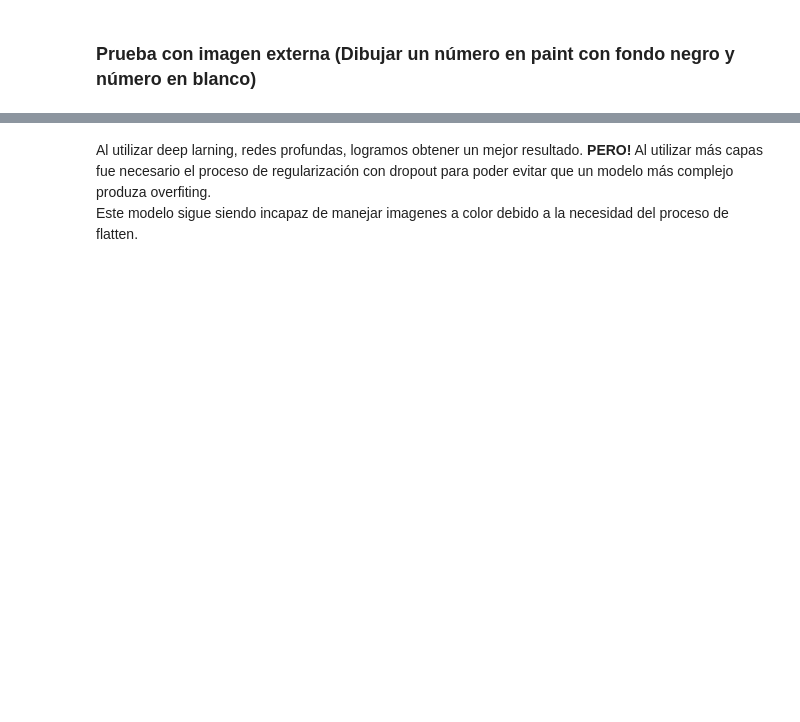
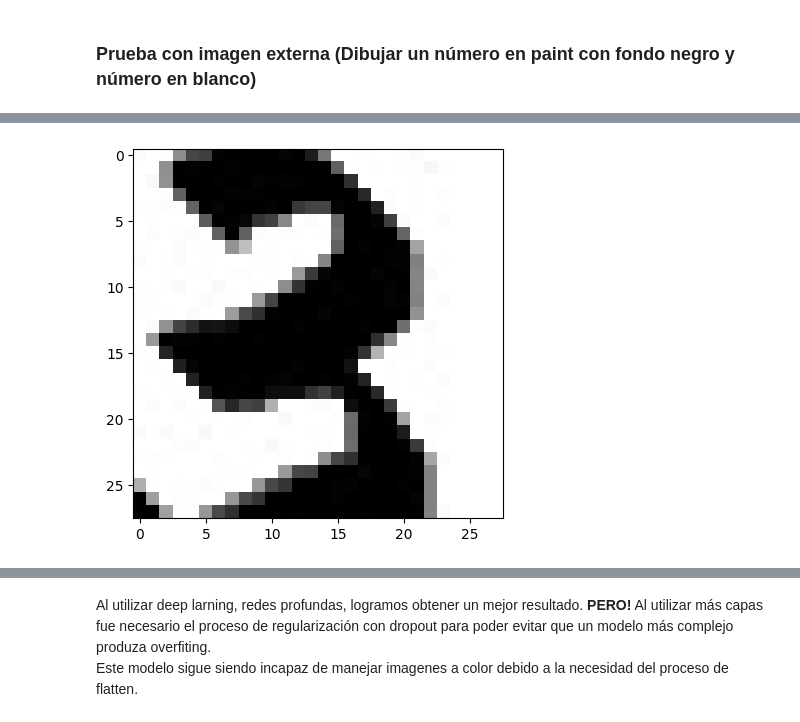
Before and after one commit to InoveAlumnos/redes_profundas_python, a Jupyter notebook: ejemplo_clase/3_mnist_dnn.ipynb, the cells around one changed output, grey strips where cells are left out. Cells and saved outputs as stored; diff of their text form; code cells hidden in the pictures; blank space fills up the shorter version.

```diff
--- a/ejemplo_clase/3_mnist_dnn.ipynb
+++ b/ejemplo_clase/3_mnist_dnn.ipynb
@@ -488,3 +689,8 @@ copi_img.shape
+# %%
+plt.imshow(copi_img, cmap='gray', vmin=0, vmax=255)
+plt.show()
+# %% [output]
+[figure, added]
 # %%
 # Preprocesar la imagen
 # Normalizar
```
Also changed, not shown: parts of 42 cells of this notebook.
